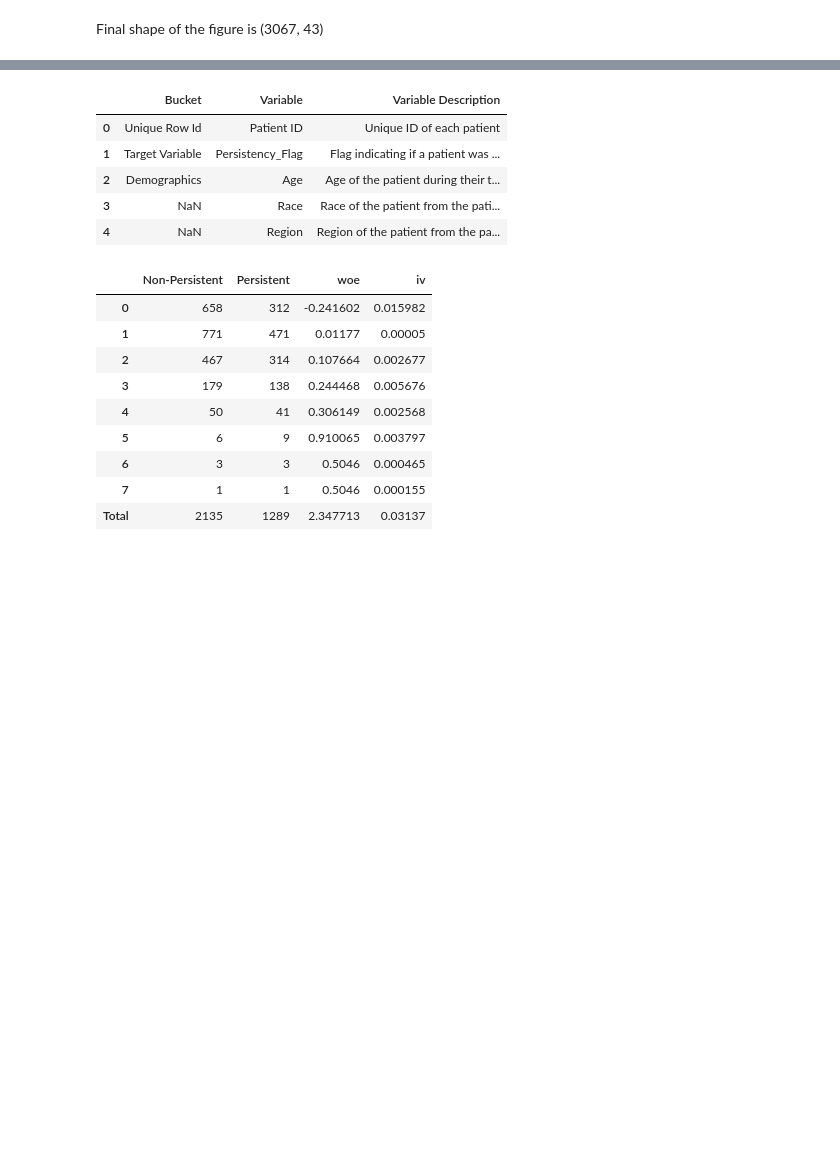
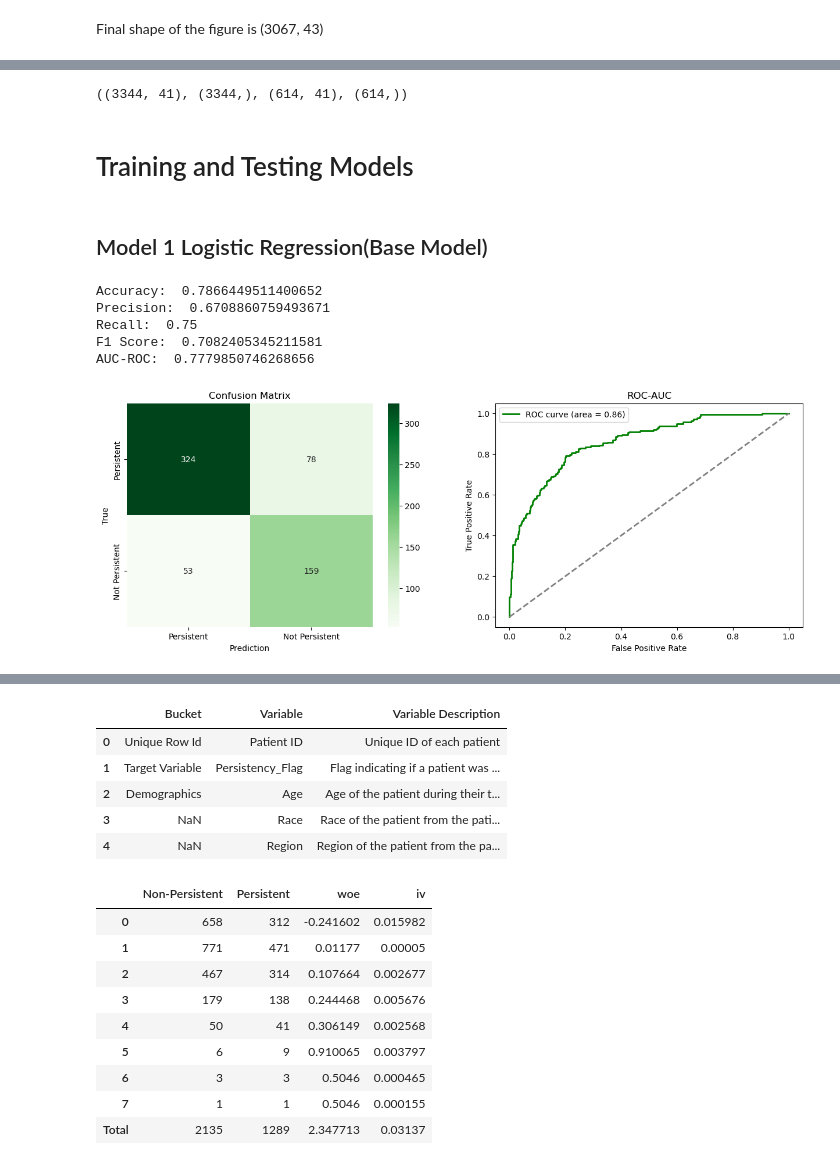
Before and after one commit to demirayberk/Data-Science-HealthCare, a Jupyter notebook: healthcare_datascience.ipynb, the cells around one changed output, grey strips where cells are left out. Saved outputs shown, nothing was run; the diff lists cells and outputs as text; code cells hidden in the pictures; blank space fills up the shorter version.

```diff
--- a/healthcare_datascience.ipynb
+++ b/healthcare_datascience.ipynb
@@ -536,0 +564,31 @@ Final shape of the figure is (3067, 43)
+# %%
+def train_test_upsample(df):
+    y = df["Persistency_Flag"]
+    X = df.drop(columns=["Persistency_Flag", "Ptid"])
+
+    X_train, X_test, y_train, y_test = train_test_split(X, y, test_size=0.2, random_state=133)
+
+
+
+    X_train = pd.concat([y_train, X_train], axis=1 )
+    X_train_persistent = X_train[X_train["Persistency_Flag"] == 1]
+    X_train_no_persistent = X_train[X_train["Persistency_Flag"] == 0]
+
+    X_train_persistent_upsampled = resample(X_train_persistent,
+                                    replace=True,
+                                    n_samples=len(X_train_no_persistent),
+                                    random_state=1337)
+
+
+    X_train = pd.concat([X_train_no_persistent, X_train_persistent_upsampled], axis=0)
+    y_train = X_train["Persistency_Flag"]
+    X_train.drop(columns="Persistency_Flag", inplace=True)
+    return X_train, X_test, y_train, y_test
+
+X_train, X_test, y_train, y_test = train_test_upsample(df)
+# %%
+X_train.shape, y_train.shape, X_test.shape, y_test.shape
+# %% [output]
+((3344, 41), (3344,), (614, 41), (614,))
+# %% [markdown]
+# Training and Testing Models
@@ -536,0 +672,16 @@ Final shape of the figure is (3067, 43)
+# %% [markdown]
+## Model 1 Logistic Regression(Base Model)
+# %%
+lr = LogisticRegression(max_iter=500)
+lr.fit(X_train, y_train)
+y_pred_lr = lr.predict(X_test)
+y_score_lr = lr.predict_proba(X_test)[:, 1]
+lr_metrics = Metrics(y_test, y_pred_lr, y_score_lr)
+results(lr_metrics)
+# %% [output]
+Accuracy:  0.7866449511400652
+Precision:  0.6708860759493671
+Recall:  0.75
+F1 Score:  0.7082405345211581
+AUC-ROC:  0.7779850746268656
+[figure, added]
```
Also changed, not shown: parts of 33 cells of this notebook, 1 other file.
